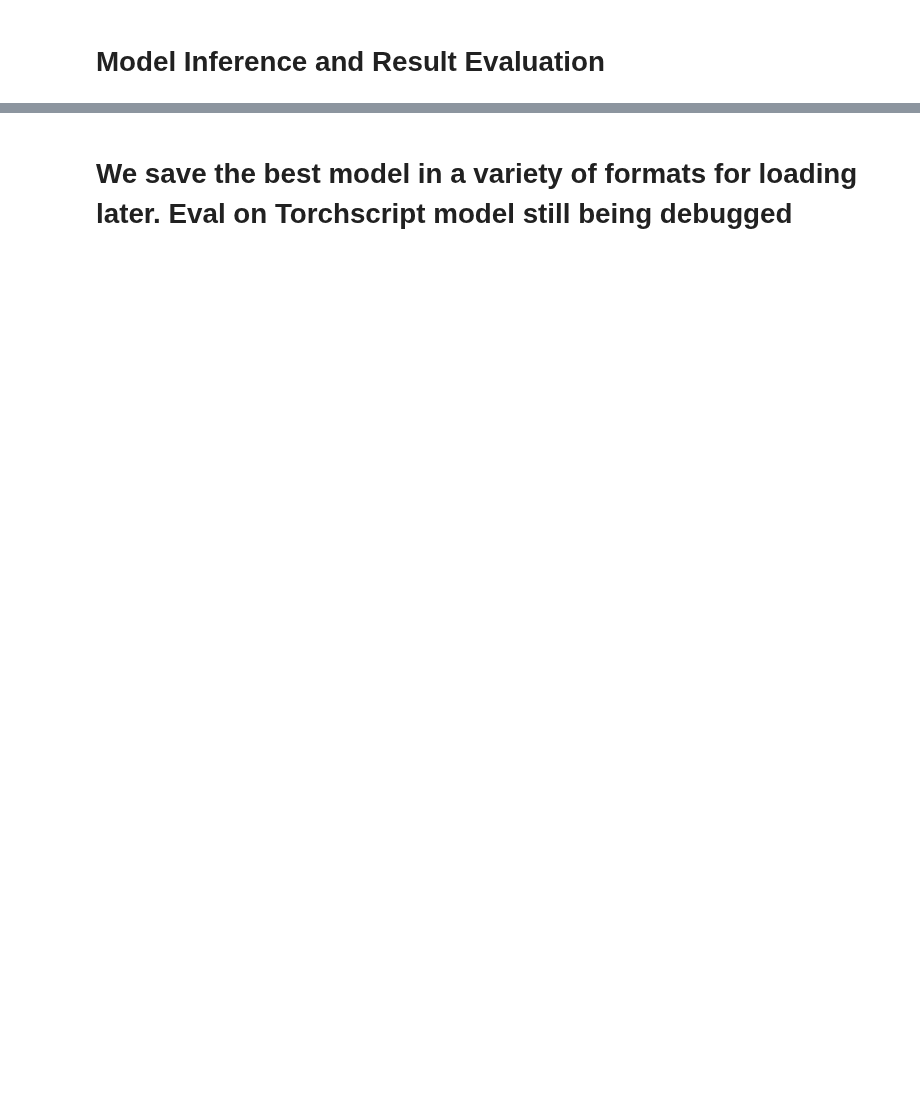
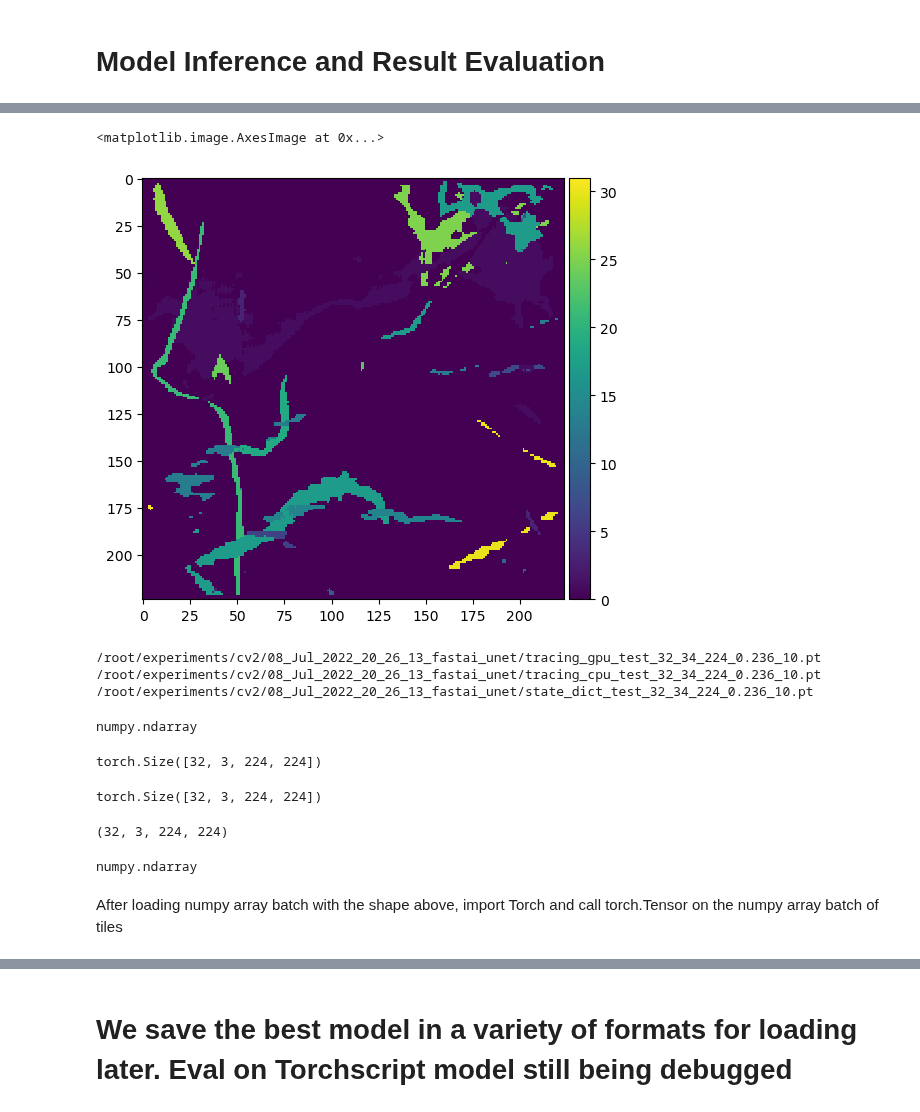
Before and after one commit to SkyTruth/cerulean-ml, a Jupyter notebook: notebooks/fastai2_unet_trainer_cv2.ipynb, the cells around one changed output, grey strips where cells are left out. Drawn from its saved outputs; the diff is of its cells as text; code cells hidden in the pictures; blank space fills up the shorter version.

Commit message:
working inference from trochscript walkthrough with post process of logits steps

```diff
--- a/notebooks/fastai2_unet_trainer_cv2.ipynb
+++ b/notebooks/fastai2_unet_trainer_cv2.ipynb
@@ -221,0 +346,35 @@ learner.show_results()
+# %%
+skio.imshow(np.argmax(preds.cpu().detach().numpy(), axis=0))
+# %% [output]
+<matplotlib.image.AxesImage at 0x...>
+[figure, added]
+# %%
+from ceruleanml.inference import save_fastai_model_state_dict_and_tracing, load_tracing_model, test_tracing_model_one_batch, logits_to_classes
+save_template = f'test_{bs}_{arch}_{size}_{round(validation[1],3)}_{epochs}.pt'
+state_dict_pth, tracing_model_gpu_pth, tracing_model_cpu_pth  = save_fastai_model_state_dict_and_tracing(learner, dls, save_template, experiment_dir)
+# %% [output]
+/root/experiments/cv2/08_Jul_2022_20_26_13_fastai_unet/tracing_gpu_test_32_34_224_0.236_10.pt
+/root/experiments/cv2/08_Jul_2022_20_26_13_fastai_unet/tracing_cpu_test_32_34_224_0.236_10.pt
+/root/experiments/cv2/08_Jul_2022_20_26_13_fastai_unet/state_dict_test_32_34_224_0.236_10.pt
+# %%
+type(b[0].cpu().detach().numpy())
+# %% [output]
+numpy.ndarray
+# %%
+b[0].shape
+# %% [output]
+torch.Size([32, 3, 224, 224])
+# %%
+b[0].shape
+# %% [output]
+torch.Size([32, 3, 224, 224])
+# %%
+b[0].cpu().detach().numpy().shape
+# %% [output]
+(32, 3, 224, 224)
+# %%
+type(b[0].cpu().detach().numpy())
+# %% [output]
+numpy.ndarray
+# %% [markdown]
+After loading numpy array batch with the shape above, import Torch and call torch.Tensor on the numpy array batch of tiles
```
Also changed, not shown: parts of 29 cells of this notebook.
